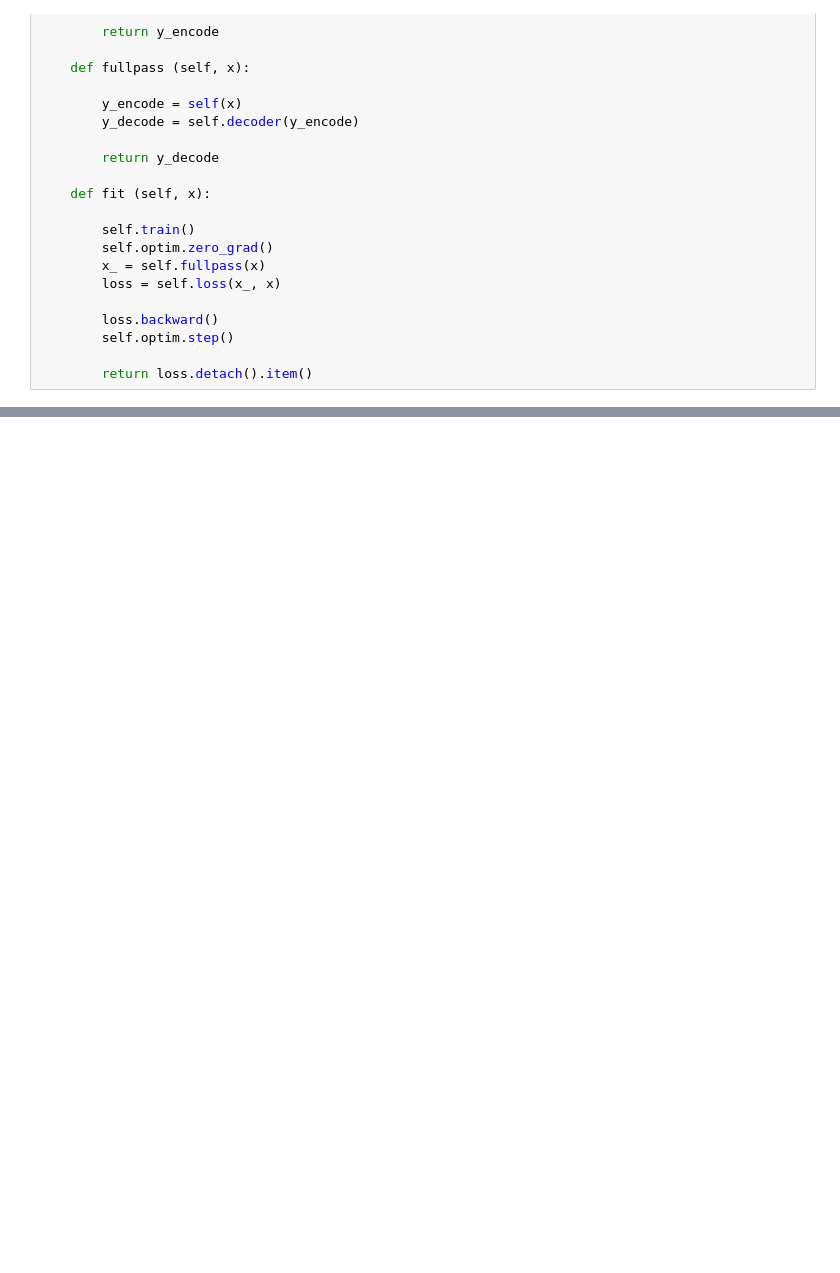
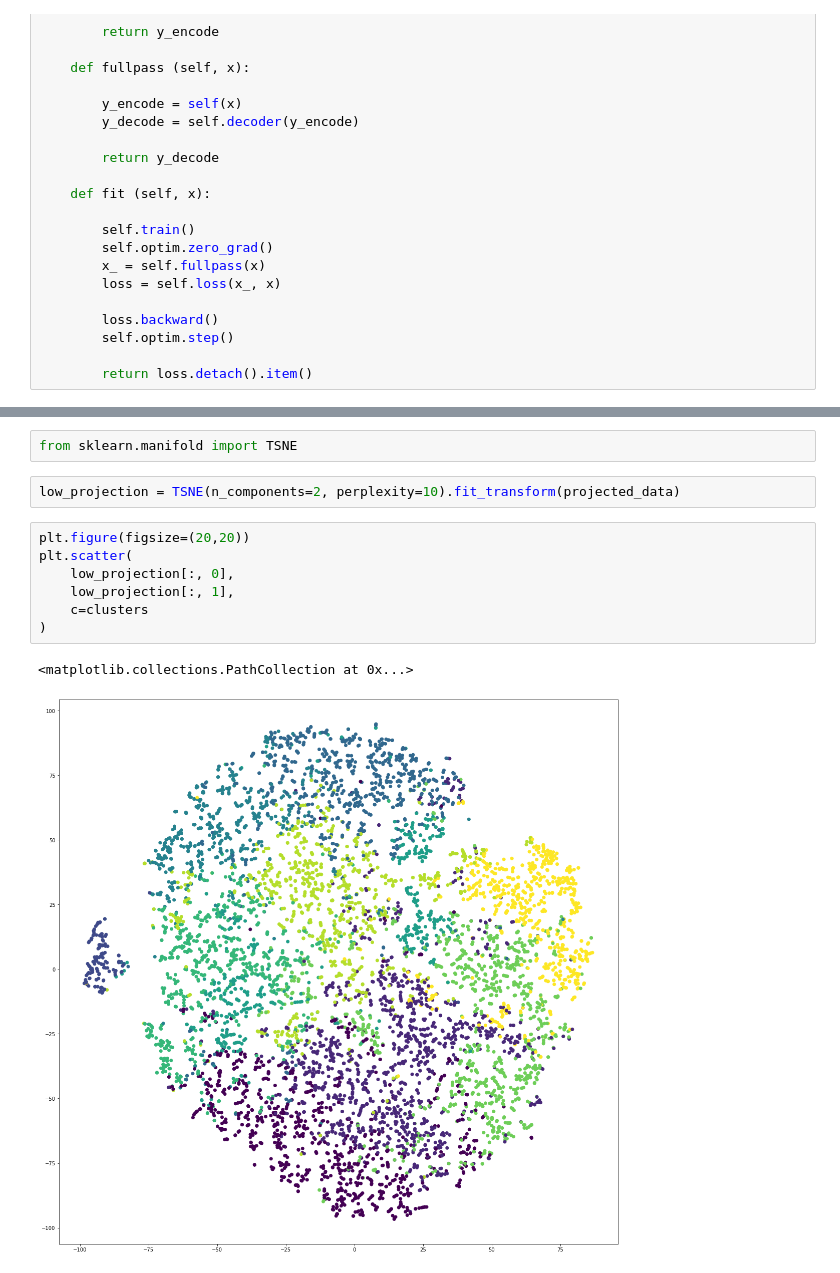
Before and after one commit to alibell/mimic_cxr_clustering, a Jupyter notebook: autoencoder.ipynb, the cells around one changed output, grey strips where cells are left out. Saved outputs shown, nothing was run; the diff lists cells and outputs as text; blank space fills up the shorter version.

```diff
--- a/autoencoder.ipynb
+++ b/autoencoder.ipynb
@@ -188,0 +301,14 @@ for i in range(n_epoch):
+# %%
+from sklearn.manifold import TSNE
+# %%
+low_projection = TSNE(n_components=2, perplexity=10).fit_transform(projected_data)
+# %%
+plt.figure(figsize=(20,20))
+plt.scatter(
+    low_projection[:, 0],
+    low_projection[:, 1],
+    c=clusters
+)
+# %% [output]
+<matplotlib.collections.PathCollection at 0x...>
+[figure, added]
```
Also changed, not shown: parts of 24 cells of this notebook, 4 other files.
